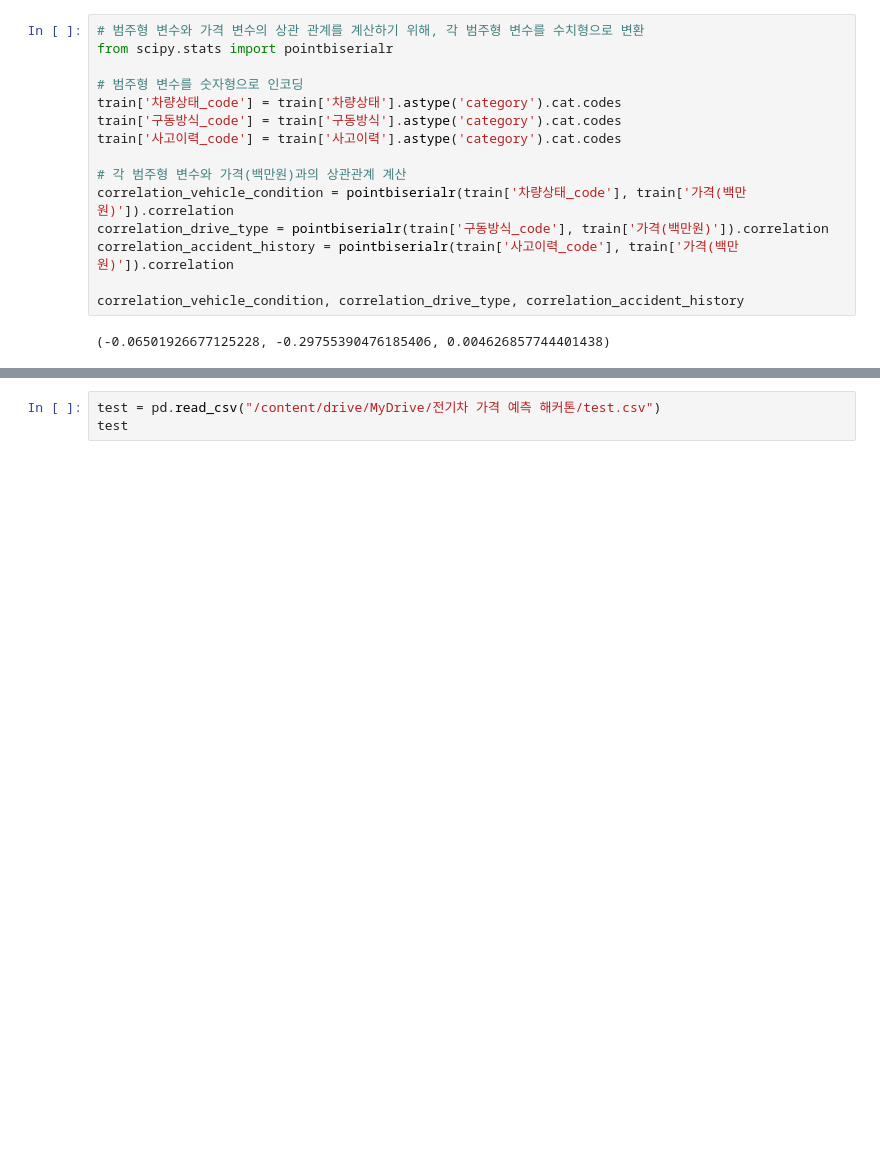
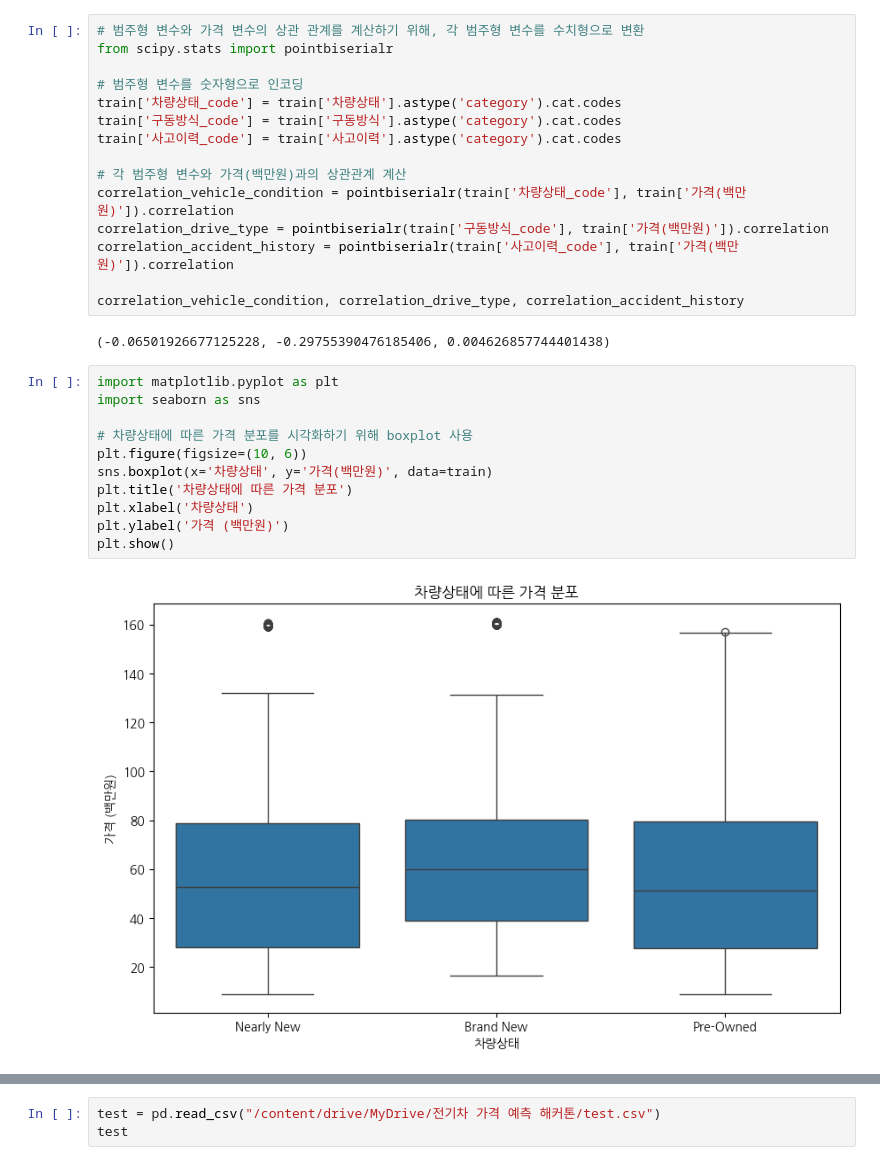
Before and after one commit to friendship-jung/CodingTest_Practice, a Jupyter notebook: 전기차_가격_예측_해커톤.ipynb, the cells around one changed output, grey strips where cells are left out. Cells and saved outputs as stored; diff of their text form; blank space fills up the shorter version.

```diff
--- a/전기차_가격_예측_해커톤.ipynb
+++ b/전기차_가격_예측_해커톤.ipynb
@@ -155,3 +155,16 @@ correlation_accident_history = pointbiserialr(train['사고이력_code'], train[
 correlation_vehicle_condition, correlation_drive_type, correlation_accident_history
 # %% [output]
 (-0.06501926677125228, -0.29755390476185406, 0.004626857744401438)
+# %%
+import matplotlib.pyplot as plt
+import seaborn as sns
+
+# 차량상태에 따른 가격 분포를 시각화하기 위해 boxplot 사용
+plt.figure(figsize=(10, 6))
+sns.boxplot(x='차량상태', y='가격(백만원)', data=train)
+plt.title('차량상태에 따른 가격 분포')
+plt.xlabel('차량상태')
+plt.ylabel('가격 (백만원)')
+plt.show()
+# %% [output]
+[figure, added]
```
Also changed, not shown: parts of 14 cells of this notebook.
